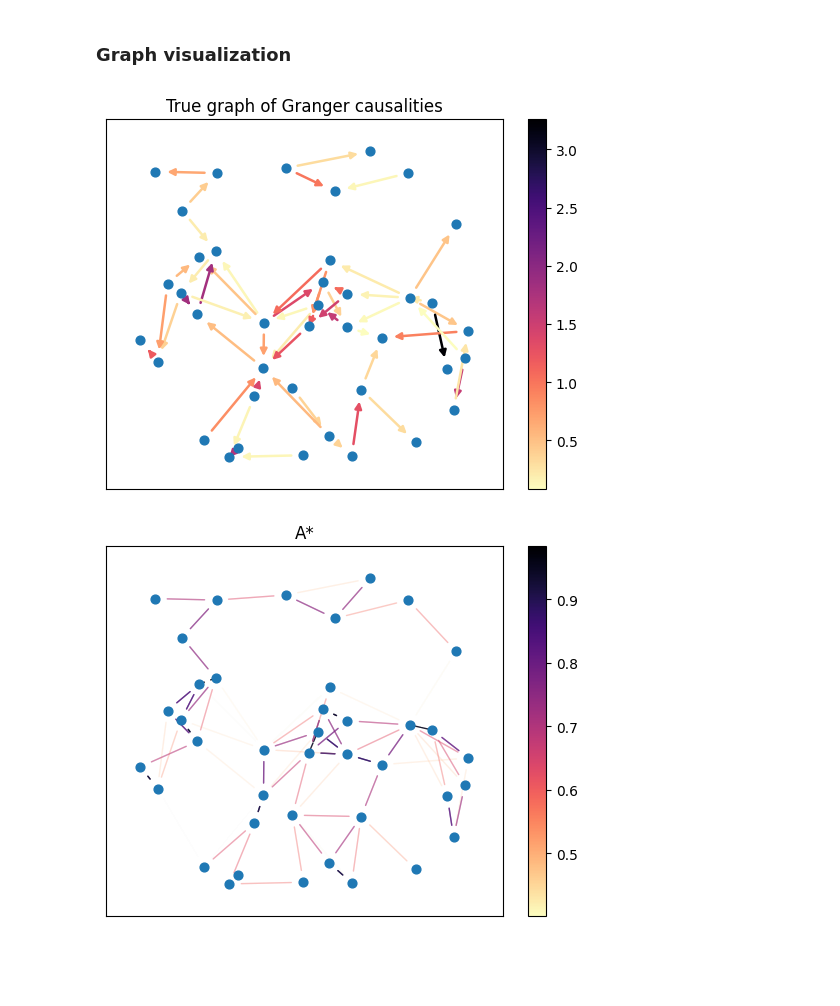
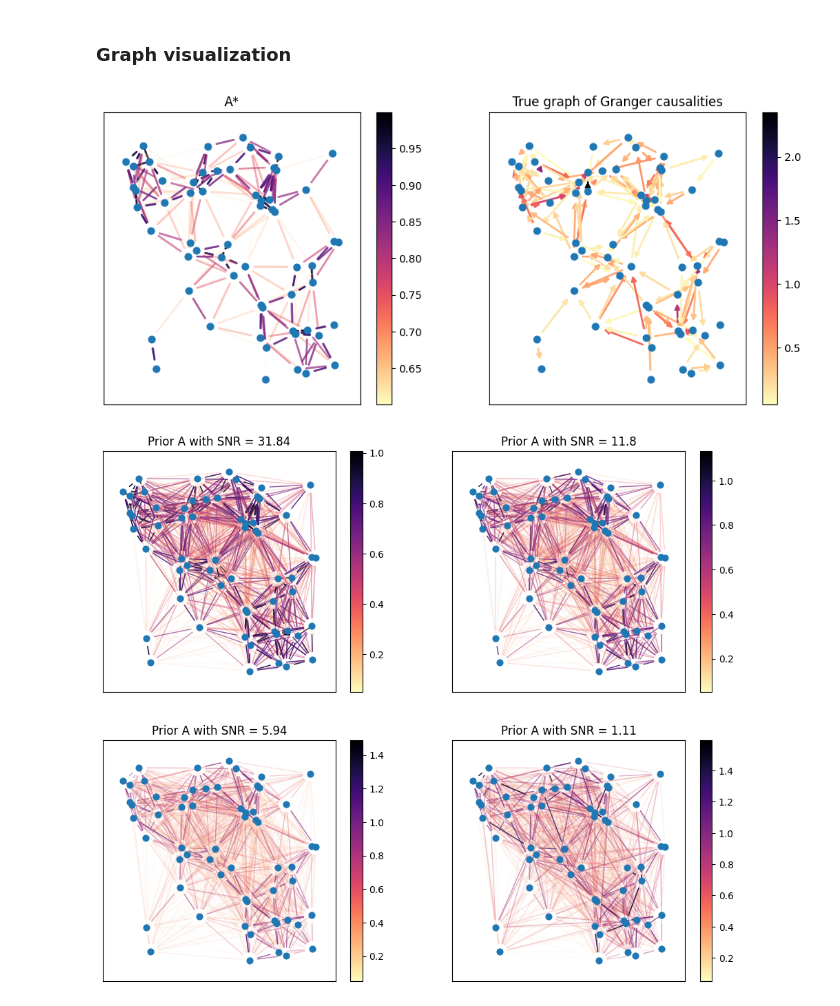
Before and after one commit to LucasZrd/AALasso, a Jupyter notebook: AALasso/icassp_demo.ipynb, the cells around one changed output. Drawn from its saved outputs; the diff is of its cells as text; code cells hidden in the pictures; blank space fills up the shorter version.

```diff
--- a/AALasso/icassp_demo.ipynb
+++ b/AALasso/icassp_demo.ipynb
@@ -56,39 +136,28 @@ def plot_X(X):
 # %% [markdown]
 ### Graph visualization
 # %%
-dim = 40
+dim = 60
 order = 1
-thresh = 0.4
+thresh = 0.6
 thresh_Z = False
 delta = 1
-mispecified = 0.5
+mispecified = 0.4
 out = 0
-size = 40
+size = 80
 n_iter = 150
-noises_graph = [0.01, 0.1, 0.2, 0.3, 0.4]
+noises_graph = [0.01, 0.1, 0.2, 0.35]
 noise_var = 0.1
 
-pos, params, priors, A_star, noises_power = generate_stat_model(dim, order,thresh, sigma_noises=noises_graph, mispecified=mispecified, thresh_Z = thresh_Z, out_of_euclidean = out, sigma = 0.6)
+pos, params, priors, A_star, noises_power = generate_stat_model(dim, order,thresh, sigma_noises=noises_graph, mispecified=mispecified, thresh_Z = thresh_Z, out_of_euclidean = out, sigma = 0.8)
 synthetic_X = generate_var_signals(2*size, params, order, dim, noise_var)
 
 
 SNR = [10*np.log10(np.mean(A_star**2)/noise) for noise in noises_power]
 
 
-plot_granger_graph(params[0], 0.05, 'True graph of Granger causalities')
+plot_A_and_gt(A_star,params[0], 0.05)
 
-
-plot_undirected_graph(A_star, 0.05, "A*")
-
-for i_n, A in enumerate(priors):
-    plot_undirected_graph(A, 0.05, f"Prior with SNR = {round(SNR[i_n],2)}")
-
-
-dims_to_plot = np.random.choice([k for k in range(dim)],5)
-
-X = synthetic_X[5:,dims_to_plot]
-
-plot_X(X.T)
+plot_undirected_graphs(priors, 0.05, [f"Prior A with SNR = {round(SNR[i],2)}" for i in range(4)])
 # %% [output]
-[figure, old version]
+[figure, new version]
-[figure, old version]
+[figure, new version]
```
Also changed, not shown: parts of 6 cells of this notebook.
